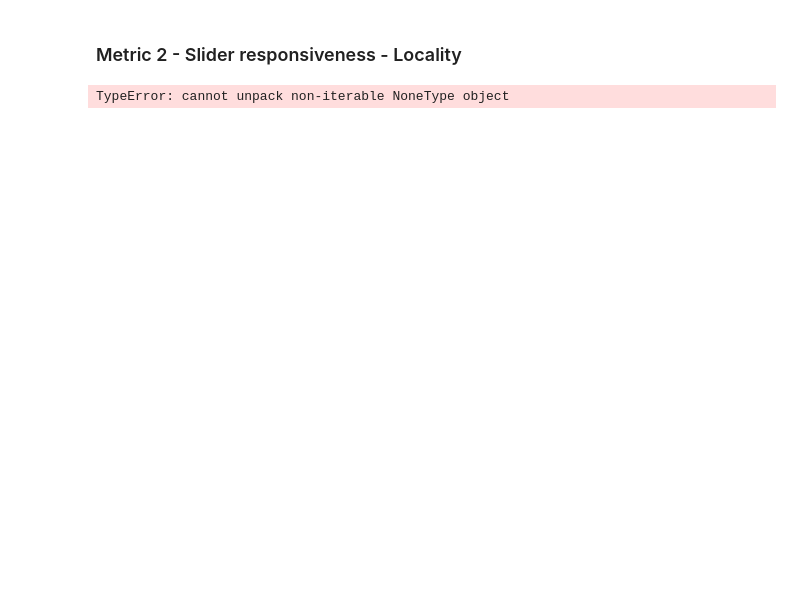
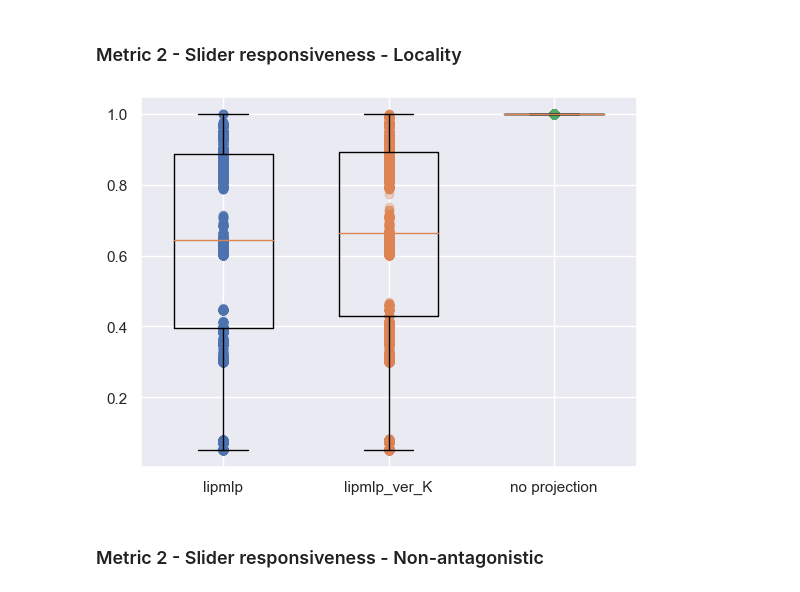
Before and after one commit to Zhecheng-Wang/facial-manifold-learning, a Jupyter notebook: src/Quantitative_evaluation.ipynb, the cells around one changed output. Saved outputs shown, nothing was run; the diff lists cells and outputs as text; code cells hidden in the pictures; blank space fills up the shorter version.

```diff
--- a/src/Quantitative_evaluation.ipynb
+++ b/src/Quantitative_evaluation.ipynb
@@ -104,7 +113,7 @@ for ii in range(len(experiment_names)):
     except:
         print("failed at {}".format(model_type))
         continue
-models_dict["nothing"] = NaiveLocal(50)
+models_dict["no projection"] = NaiveLocal(50)
 # %% [output]
 /Users/evanpan/Documents/GitHub/ManifoldExploration/experiments/lipmlp/model.pt
 # %% [markdown]
@@ -162,5 +187,2 @@ plt.show()
 # %% [markdown]
 ### Metric 2 - Slider responsiveness - Locality
-# %%
-def compute_locality_error(original_weight, modified_weight, projected_modified_weight, blendshapes):
-    return np.linalg.norm(blendshapes.eval(original_weight) - blendshapes.eval(projected_modified_weight))
@@ -167,8 +208,8 @@ def compute_locality_error(original_weight, modified_weight, projected_modified_
 # %%
-# make 100 changes per face from the dataset
-n_trials = 100
+# make 100 changes per face from the dataset (roughly 3 minutes per n_trials = 100, n_frames = 1000)
+n_trials = 10
 # change a single variable and see if it can be
-locality_error = {}
+locality_error_dict = {}
 for model_name in models_dict:
     model = models_dict[model_name]
     weights = weights_gt.copy()
@@ -190,19 +231,37 @@ for model_name in models_dict:
     weight_delta = np.sign(weight_delta) * np.maximum(np.abs(weight_delta), 0.1)
     modified_weights = weights.copy()
     modified_weights[changed_mask] += weight_delta
-    modified_weights = np.clip(modified_weights, 0, 1)
+    random_offsets = np.random.normal(loc=0.3, scale=0.1, size=modified_weights.shape)
+    modified_weights = np.where(modified_weights > 1, 1 - random_offsets, modified_weights)
+    modified_weights = np.where(modified_weights < 0, random_offsets, modified_weights)
 
     # iterate through the trials/frames to compute the error
-    for i in range(n_trials):
-        for j in range(weights.shape[1]):
-            print(modified_weights.shape())
+    for j in range(weights.shape[1]):
+        # compute the mesh for the unalterned weights
+        unaltered_mesh = blendshapes.eval(weights_gt[j])
+        for i in range(n_trials):
+            # get the modified weight as a torch tensor
+            # compute proejcted weight
             proj_weights_dm, V_proj_dm = manifold_projection(model, torch.from_numpy(modified_weights[i, j]).type(torch.FloatTensor), blendshapes)
-            locality_error = compute_locality_error(weights_gt[i, j], modified_weights[i, j], proj_weights_dm, blendshapes)
-
+            # compute locality error
+            locality_error = compute_locality_error(unaltered_mesh, modified_weights[i, j], proj_weights_dm, blendshapes, threshold=threshold_of_activation)
             try:
-                locality_error[model_name].append(locality_error)
+                locality_error_dict[model_name].append(locality_error)
             except:
-                locality_error[model_name] = [locality_error]
-            A[2090293]
+                locality_error_dict[model_name] = [locality_error]
-# %% [output]
-TypeError: cannot unpack non-iterable NoneType object
+# %%
+i = 0
+model_names = list(locality_error_dict.keys())
+for model in model_names:
+    # plot mean and std with a box plot
+    plt.boxplot(locality_error_dict[model], positions=[i], widths=0.6)
+    # plot the scatter plot
+    plt.scatter([i] * len(locality_error_dict[model]), locality_error_dict[model], alpha=0.3)
+    # label each box graph on the x axis
+    i += 1
+plt.xticks(range(len(model_names)), model_names)
+plt.show()
+# %% [output]
+[figure, added]
+# %% [markdown]
+### Metric 2 - Slider responsiveness - Non-antagonistic
```
Also changed, not shown: parts of 18 cells of this notebook.
